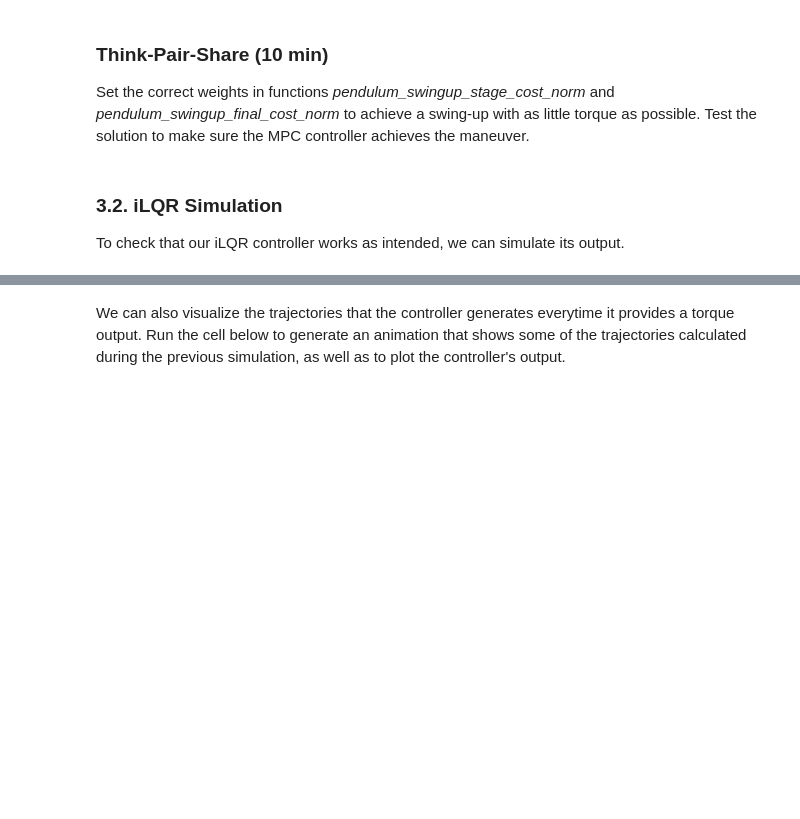
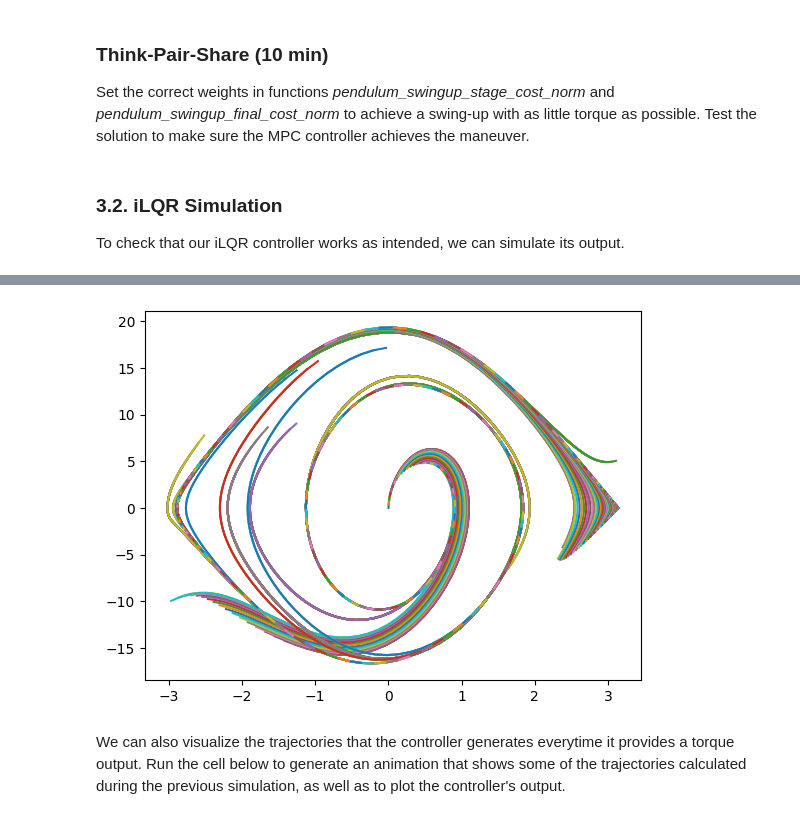
Before and after one commit to air-course/tutorial11, a Jupyter notebook: teacher-pt2-new.ipynb, the cells around one changed output, grey strips where cells are left out. Drawn from its saved outputs; the diff is of its cells as text; code cells hidden in the pictures; blank space fills up the shorter version.

```diff
--- a/teacher-pt2-new.ipynb
+++ b/teacher-pt2-new.ipynb
@@ -1081,0 +1073,7 @@ Xsim_es
+# %%
+for i in range(1000):
+    X = ilqr_MPC_controller.x_trj_archive[i*2:i*2+2, :]
+    plt.plot(np.asarray(X)[0],np.asarray(X)[1])
+    t += 1
+# %% [output]
+[figure, added]
```
Also changed, not shown: parts of 15 cells of this notebook.
